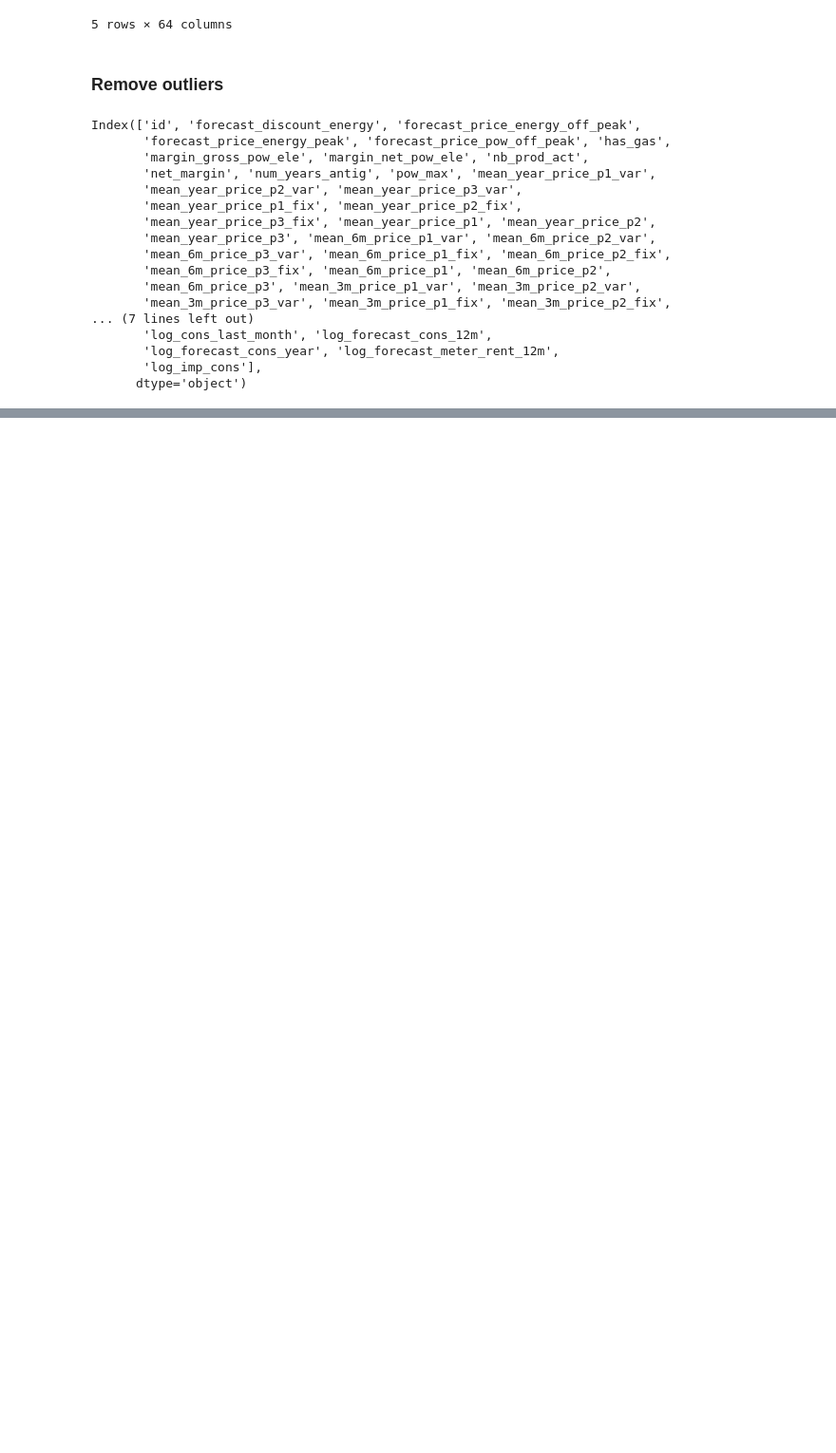
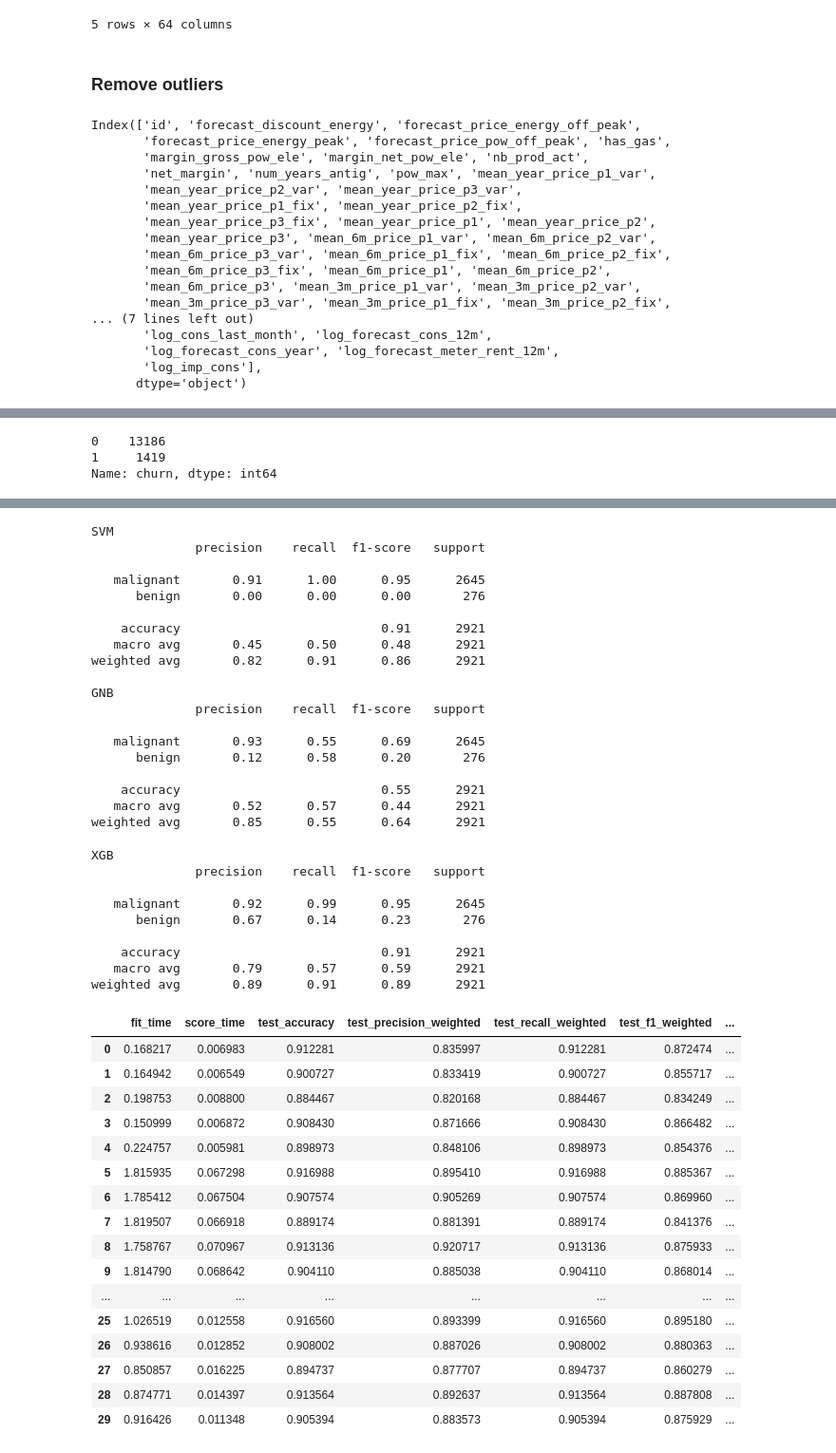
Before and after one commit to zliu15471/BCG, a Jupyter notebook: notebooks/Task 3.ipynb, the cells around one changed output, grey strips where cells are left out. Shown at 95% size. Drawn from its saved outputs; the diff is of its cells as text; code cells hidden in the pictures; blank space fills up the shorter version.

```diff
--- a/notebooks/Task 3.ipynb
+++ b/notebooks/Task 3.ipynb
@@ -356,0 +374,11 @@ Index(['id', 'forecast_discount_energy', 'forecast_price_energy_off_peak',
+# %%
+#Check the binary target
+y.value_counts()
+# %% [output]
+0    13186
+1     1419
+Name: churn, dtype: int64
+# %%
+#Spliting dataset
+from sklearn.model_selection import train_test_split
+X_train,X_test,y_train,y_test=train_test_split(X,y,test_size=0.2,random_state=10)
@@ -356,0 +433,4 @@ Index(['id', 'forecast_discount_energy', 'forecast_price_energy_off_peak',
+# %%
+
+run_exps(X_train,y_train,X_test,y_test)
+# %% [output]
@@ -356,0 +471,45 @@ Index(['id', 'forecast_discount_energy', 'forecast_price_energy_off_peak',
+SVM
+              precision    recall  f1-score   support
+
+   malignant       0.91      1.00      0.95      2645
+      benign       0.00      0.00      0.00       276
+
+    accuracy                           0.91      2921
+   macro avg       0.45      0.50      0.48      2921
+weighted avg       0.82      0.91      0.86      2921
+
+GNB
+              precision    recall  f1-score   support
+
+   malignant       0.93      0.55      0.69      2645
+      benign       0.12      0.58      0.20       276
+
+    accuracy                           0.55      2921
+   macro avg       0.52      0.57      0.44      2921
+weighted avg       0.85      0.55      0.64      2921
+XGB
+              precision    recall  f1-score   support
+
+   malignant       0.92      0.99      0.95      2645
+      benign       0.67      0.14      0.23       276
+
+    accuracy                           0.91      2921
+   macro avg       0.79      0.57      0.59      2921
+weighted avg       0.89      0.91      0.89      2921
+|  | fit_time | score_time | test_accuracy | test_precision_weighted | test_recall_weighted | test_f1_weighted | ... |
+| 0 | 0.168217 | 0.006983 | 0.912281 | 0.835997 | 0.912281 | 0.872474 | ... |
+| 1 | 0.164942 | 0.006549 | 0.900727 | 0.833419 | 0.900727 | 0.855717 | ... |
+| 2 | 0.198753 | 0.008800 | 0.884467 | 0.820168 | 0.884467 | 0.834249 | ... |
+| 3 | 0.150999 | 0.006872 | 0.908430 | 0.871666 | 0.908430 | 0.866482 | ... |
+| 4 | 0.224757 | 0.005981 | 0.898973 | 0.848106 | 0.898973 | 0.854376 | ... |
+| 5 | 1.815935 | 0.067298 | 0.916988 | 0.895410 | 0.916988 | 0.885367 | ... |
+| 6 | 1.785412 | 0.067504 | 0.907574 | 0.905269 | 0.907574 | 0.869960 | ... |
+| 7 | 1.819507 | 0.066918 | 0.889174 | 0.881391 | 0.889174 | 0.841376 | ... |
+| 8 | 1.758767 | 0.070967 | 0.913136 | 0.920717 | 0.913136 | 0.875933 | ... |
+| 9 | 1.814790 | 0.068642 | 0.904110 | 0.885038 | 0.904110 | 0.868014 | ... |
+| ... | ... | ... | ... | ... | ... | ... | ... |
+| 25 | 1.026519 | 0.012558 | 0.916560 | 0.893399 | 0.916560 | 0.895180 | ... |
+| 26 | 0.938616 | 0.012852 | 0.908002 | 0.887026 | 0.908002 | 0.880363 | ... |
+| 27 | 0.850857 | 0.016225 | 0.894737 | 0.877707 | 0.894737 | 0.860279 | ... |
+| 28 | 0.874771 | 0.014397 | 0.913564 | 0.892637 | 0.913564 | 0.887808 | ... |
+| 29 | 0.916426 | 0.011348 | 0.905394 | 0.883573 | 0.905394 | 0.875929 | ... |
```
Also changed, not shown: parts of 22 cells of this notebook, 2 other files.
